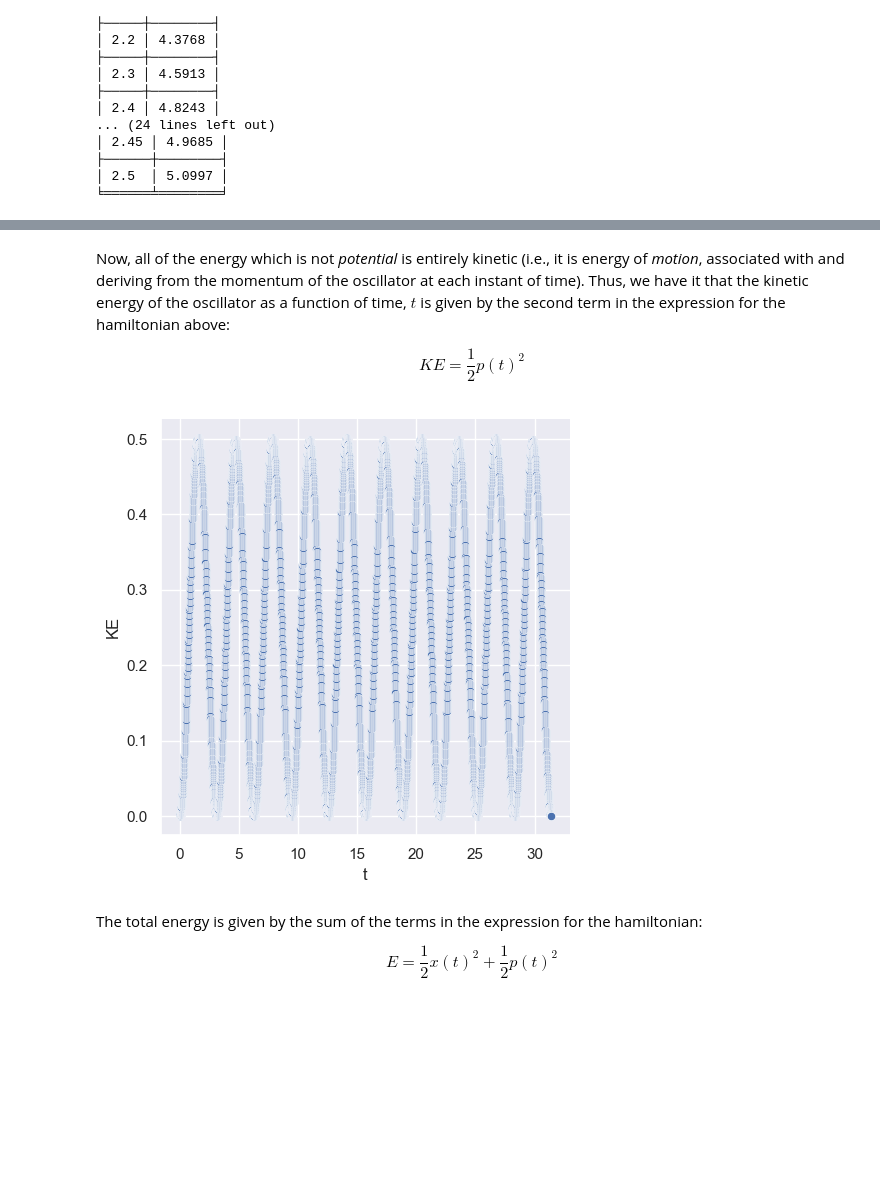
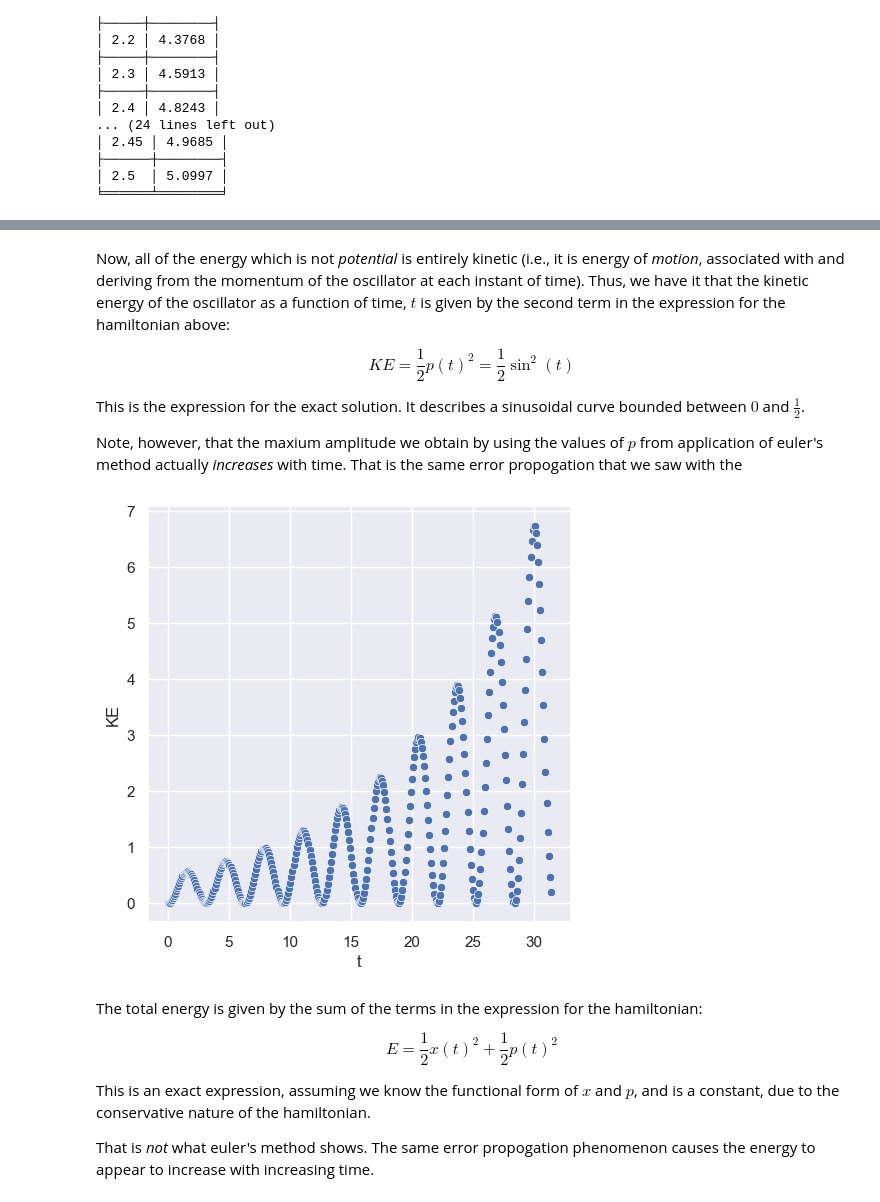
Before and after one commit to brendonericlucas/mathematical-physics, a Jupyter notebook: assignment33.ipynb, the cells around one changed output, grey strips where cells are left out. Cells and saved outputs as stored; diff of their text form; code cells hidden in the pictures; blank space fills up the shorter version.

Commit message:
33-36 complete in draft form

```diff
--- a/assignment33.ipynb
+++ b/assignment33.ipynb
@@ -277,19 +241,27 @@ plt.close()
 # %% [markdown]
 Now, all of the energy which is not *potential* is entirely kinetic (i.e., it is energy of *motion*, associated with and deriving from the momentum of the oscillator at each instant of time). Thus, we have it that the kinetic energy of the oscillator as a function of time, $t$ is given by the second term in the expression for the hamiltonian above:
 
-$$KE = \frac{1}{2}p(t)^{2}$$
+$$KE = \frac{1}{2}p(t)^{2} = \frac{1}{2}\sin^{2}(t)$$
+
+This is the expression for the exact solution. It describes a sinusoidal curve bounded between $0$ and $\frac{1}{2}$.
+
+Note, however, that the maxium amplitude we obtain by using the values of $p$ from application of euler's method actually *increases* with time. That is the same error propogation that we saw with the
 # %%
-P = 0.5 * np.array([table[i][-1] ** 2 for i in range(len(table))])
+P = 0.5 * np.array([table5[i][-1] ** 2 for i in range(len(table5))])
 
-TP = list(zip(np.linspace(0, 10 * math.pi, 10000), P))
+TP = list(zip(np.linspace(0, 10 * math.pi, 360), P))
 
 fig5 = sns.relplot(data=pd.DataFrame(TP, columns=["t", "KE"]), x="t", y="KE")
 plt.show()
 plt.close()
 # %% [output]
-[figure, old version]
+[figure, new version]
 # %% [markdown]
 The total energy is given by the sum of the terms in the expression for the hamiltonian:
 
 $$E = \frac{1}{2}x(t)^{2} + \frac{1}{2}p(t)^{2}$$
+
+This is an exact expression, assuming we know the functional form of $x$ and $p$, and is a constant, due to the conservative nature of the hamiltonian.
+
+That is *not* what euler's method shows. The same error propogation phenomenon causes the energy to appear to increase with increasing time.
 # %%
```
Also changed, not shown: parts of 8 cells of this notebook, 4 other files.
